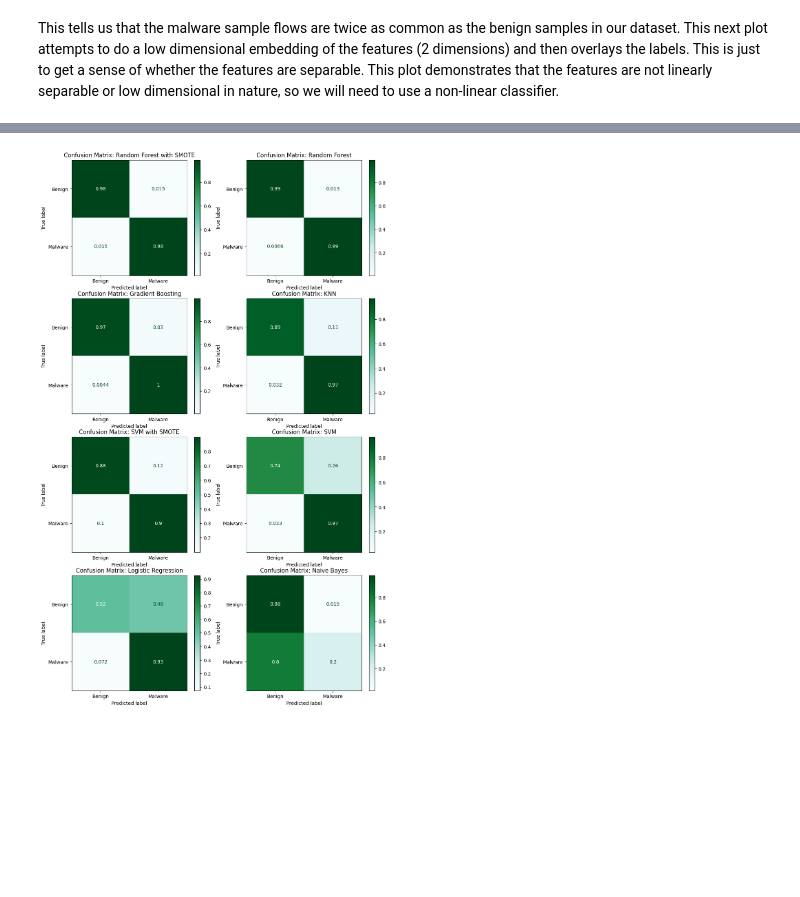
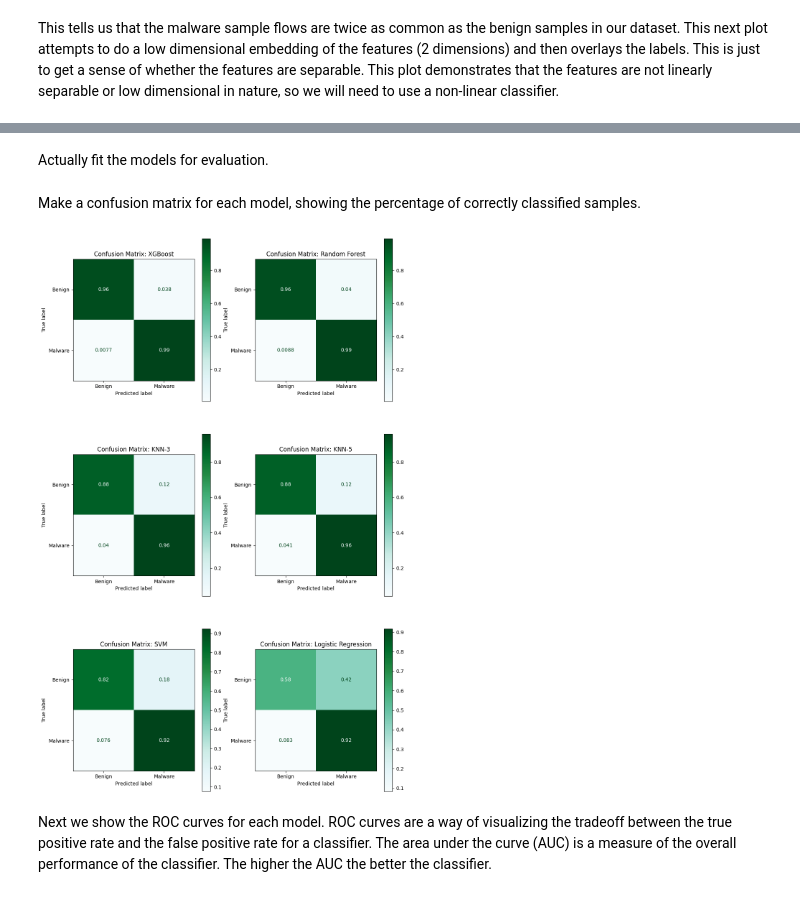
Before and after one commit to khannay/mdetect, a Jupyter notebook: nbs/00_core.ipynb, the cells around one changed output, grey strips where cells are left out. Drawn from its saved outputs; the diff is of its cells as text; code cells hidden in the pictures; blank space fills up the shorter version.

```diff
--- a/nbs/00_core.ipynb
+++ b/nbs/00_core.ipynb
@@ -914,5 +946,6 @@ def load_training_validation(malware_path: Path, # Path to Malware samples
 
     return X, y
 # %%
-X,y = load_training_validation(MPATH, BPATH, load=True, save=True)
+X,y = load_training_validation(MPATH, BPATH, load=False, save=True)
+print(X.shape)
 # %% [output]
@@ -1087,17 +1132,40 @@ candidate_models = [ ModelCandidate(rf_pipe, "Random Forest with SMOTE"),
+# %%
+category_features = list(range(20, X.shape[1])) # All features are categorical except the first 20
+
+baseline_pipe = [('scale', ColumnTransformer([('scaler', StandardScaler(), slice(0, 20))], remainder='passthrough'))]
+
+svm_pipe = Pipeline( baseline_pipe + [('model', SVC(random_state=42, probability=True, kernel='rbf'))])
+logreg_pipe = Pipeline(baseline_pipe + [('model', LogisticRegression(max_iter=10_000))])
+rf_pipe = Pipeline(baseline_pipe + [('model', RandomForestClassifier(n_estimators = 30, random_state=42))])
+xgb_pipe = Pipeline(baseline_pipe + [('model', xgb.XGBClassifier(random_state=42, eval_metric='logloss'))])
+knn_pipe3 = Pipeline(baseline_pipe + [('model', KNeighborsClassifier(n_neighbors=3))])
+knn_pipe5 = Pipeline(baseline_pipe + [('model', KNeighborsClassifier(n_neighbors=5))])
+# %%
+
+candidate_models = [ ModelCandidate(xgb_pipe, "XGBoost"),
+                    ModelCandidate(rf_pipe, "Random Forest"),
+                    ModelCandidate(knn_pipe3, "KNN-3"),
+                    ModelCandidate(knn_pipe5, "KNN-5"),
+                    ModelCandidate(svm_pipe, "SVM"),
+                    ModelCandidate(logreg_pipe, "Logistic Regression"),
+                    ]
+# %% [markdown]
+Actually fit the models for evaluation.
 # %%
 # Instantiate model
 
 fit_models = [evaluate(model, X_train, y_train, X_test, y_test) for model in candidate_models]
-
-# sort the fit models by their auc score
-fit_models.sort(key=lambda x: x.auc_score, reverse=True)
+# %% [markdown]
+Make a confusion matrix for each model, showing the percentage of correctly classified samples.
 # %%
-fig, ax = plt.subplots(4,2, figsize = (12,20), squeeze=False)
+fig, ax = plt.subplots(3,2, figsize = (12,20), squeeze=False)
 
 for idx, model in enumerate(fit_models):
     model.plot_confusion_matrix(ax=fig.axes[idx])
 # %% [output]
-[figure, old version]
+[figure, new version]
+# %% [markdown]
+Next we show the ROC curves for each model. ROC curves are a way of visualizing the tradeoff between the true positive rate and the false positive rate for a classifier. The area under the curve (AUC) is a measure of the overall performance of the classifier. The higher the AUC the better the classifier.
 # %%
 for fitmodel in fit_models:
     fitmodel.plot_roc_curve(X_test, y_test, ax=plt.gca())
```
Also changed, not shown: parts of 36 cells of this notebook, 38 other files.
